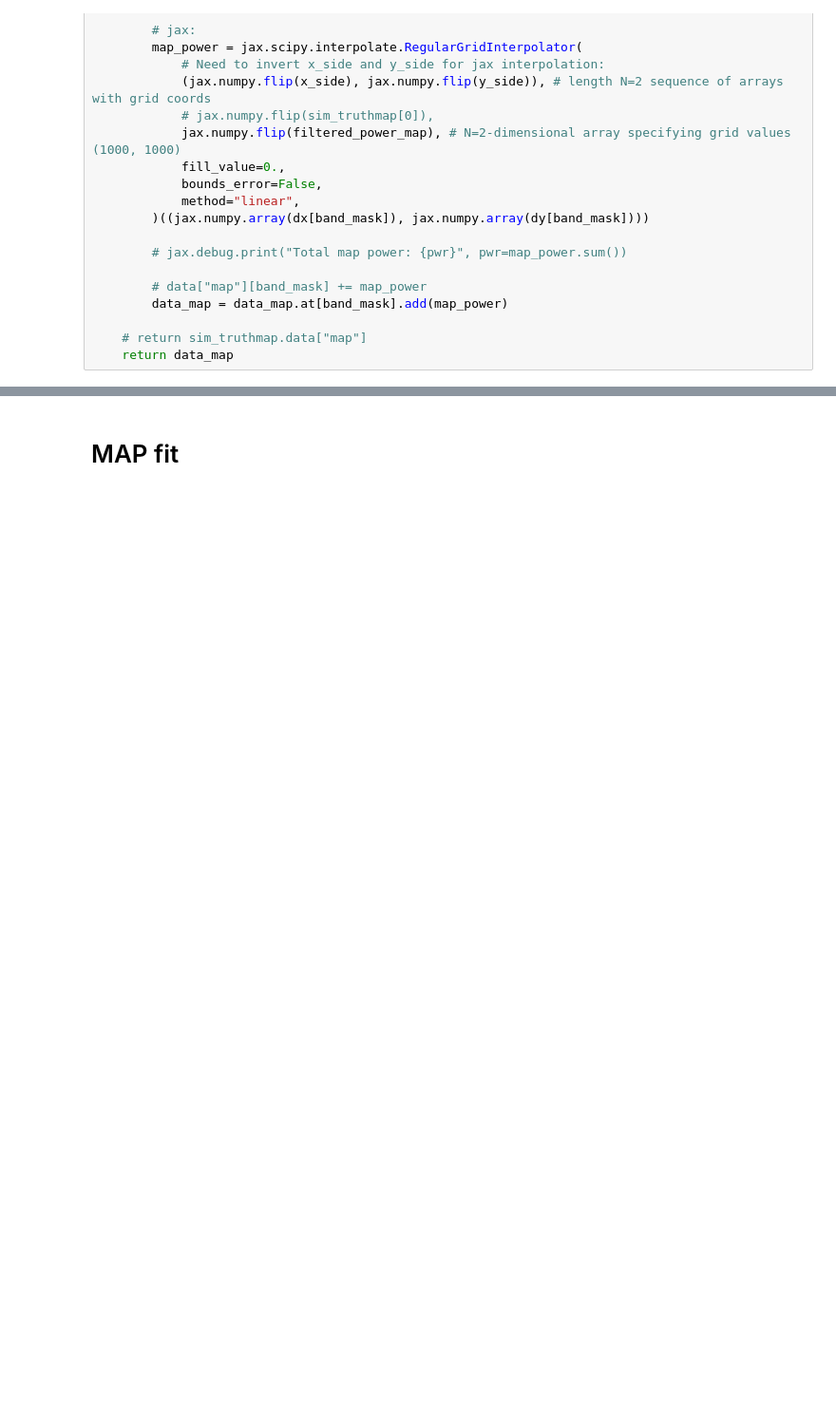
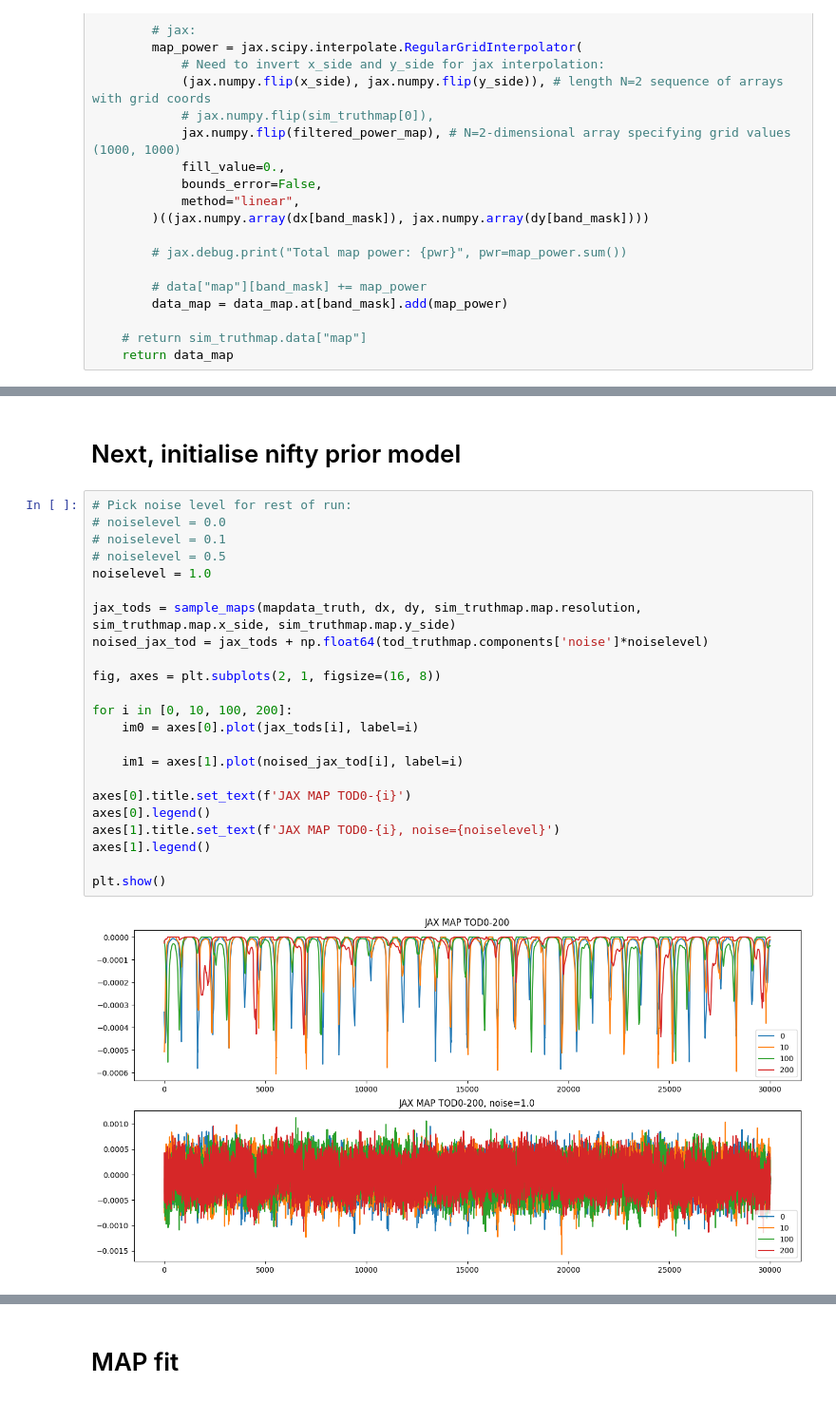
Before and after one commit to jwuerzinger/CMB_denoising, a Jupyter notebook: nifty_maria/nifty_maria_mapsampling.ipynb, the cells around one changed output, grey strips where cells are left out. Shown at 95% size. Saved outputs shown, nothing was run; the diff lists cells and outputs as text; blank space fills up the shorter version.

```diff
--- a/nifty_maria/nifty_maria_mapsampling.ipynb
+++ b/nifty_maria/nifty_maria_mapsampling.ipynb
@@ -327,3 +287,30 @@ axes[1].legend()
 plt.show()
 # %% [output]
 [figure]
+# %% [markdown]
+# Next, initialise nifty prior model
+# %%
+# Pick noise level for rest of run:
+# noiselevel = 0.0
+# noiselevel = 0.1
+# noiselevel = 0.5
+noiselevel = 1.0
+
+jax_tods = sample_maps(mapdata_truth, dx, dy, sim_truthmap.map.resolution, sim_truthmap.map.x_side, sim_truthmap.map.y_side)
+noised_jax_tod = jax_tods + np.float64(tod_truthmap.components['noise']*noiselevel)
+
+fig, axes = plt.subplots(2, 1, figsize=(16, 8))
+
+for i in [0, 10, 100, 200]:
+    im0 = axes[0].plot(jax_tods[i], label=i)
+
+    im1 = axes[1].plot(noised_jax_tod[i], label=i)
+
+axes[0].title.set_text(f'JAX MAP TOD0-{i}')
+axes[0].legend()
+axes[1].title.set_text(f'JAX MAP TOD0-{i}, noise={noiselevel}')
+axes[1].legend()
+
+plt.show()
+# %% [output]
+[figure, added]
```
Also changed, not shown: parts of 20 cells of this notebook.
